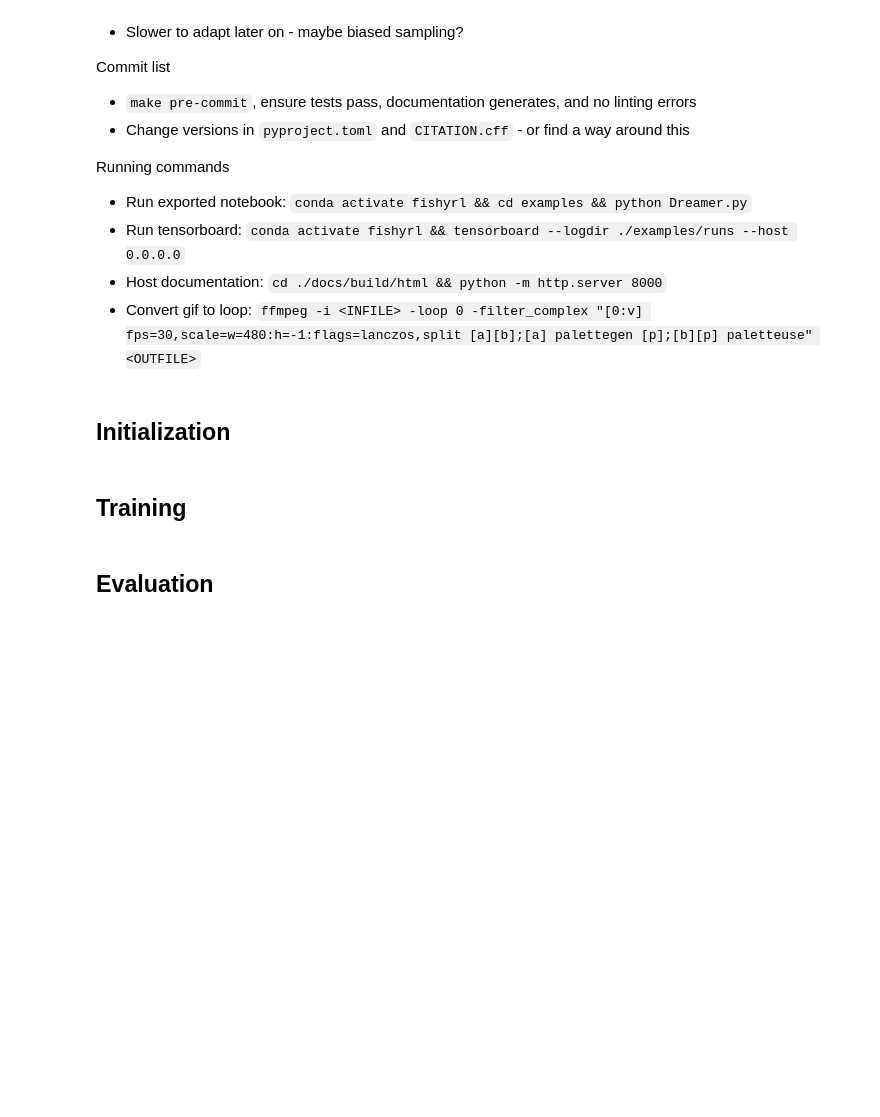
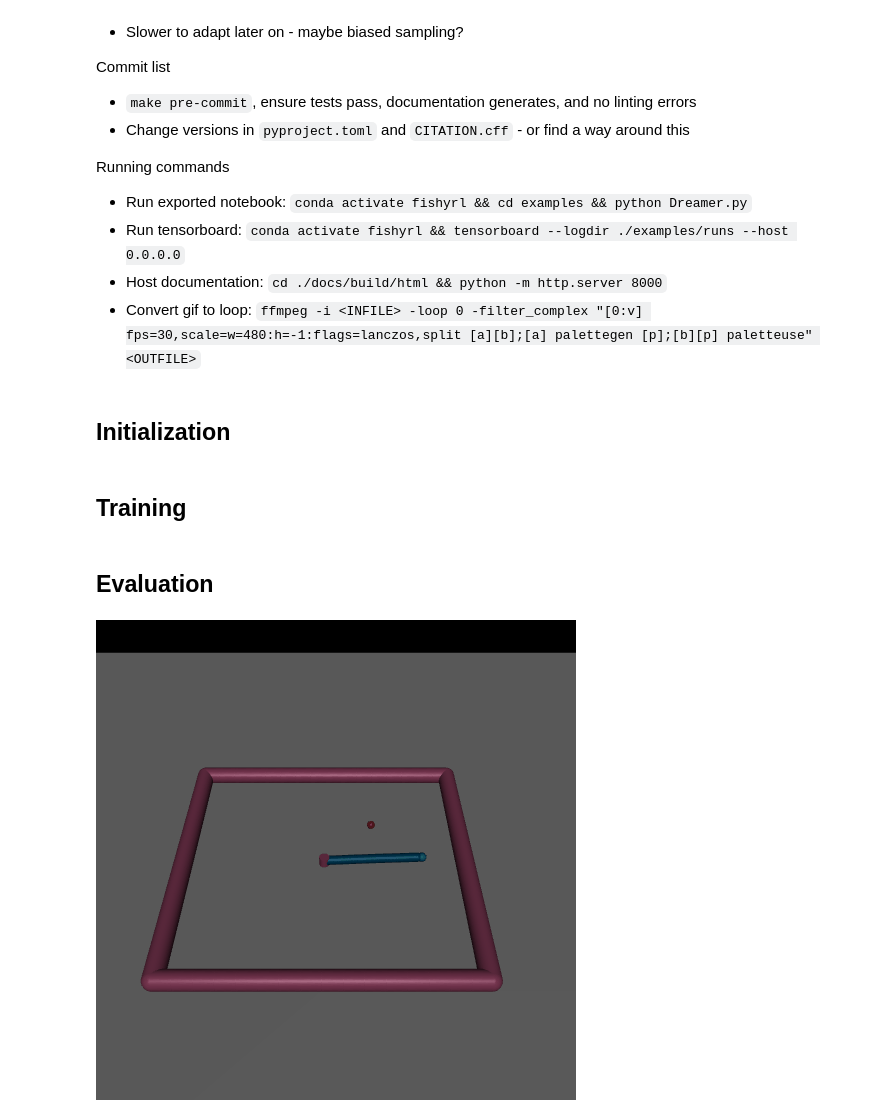
Before and after one commit to Oafish1/DreamerX, a Jupyter notebook: examples/Dreamer.ipynb, the cells around one changed output. Drawn from its saved outputs; the diff is of its cells as text; code cells hidden in the pictures; blank space fills up the shorter version.

Commit message:
Environment wrappers, flexible buffers, minor bugfixes, beginning RLGym integration

```diff
--- a/examples/Dreamer.ipynb
+++ b/examples/Dreamer.ipynb
@@ -79,22 +100,2 @@ if folder_name is None:
-# %%
-# Load environment and actions
-envs, actions = frl.dreamer.get_environments_and_actions(cfg=cfg)
-
-# Construct models
-world_model, actor_critic_model, utility_modules = frl.dreamer.construct_models(
-    env_obs_dim=math.prod(envs.observation_space.shape[1:]),  # TODO: Revise for CNN
-    env_actions=actions,
-    device='cuda',
-    cfg=cfg,
-)
-
-# Load model and buffer
-if checkpoint_file is not None:
-    frl.dreamer.load_models(
-        path=checkpoint_file,
-        world_model=world_model,
-        actor_critic_model=actor_critic_model,
-        utility_modules=utility_modules,
-    )
 # %% [markdown]
 ## Training
@@ -130,20 +132,22 @@ writer.close()
 # %%
 # Evaluate the model
 frames, fps = frl.dreamer.evaluate(
-    env_name=cfg.env.name,
+    env=envs.copy(num_envs=1, allow_rendering=True),
     world_model=world_model,
     actor_critic_model=actor_critic_model,
-    seed=43,
+    seed=42,
 )
 
 # Save video to file with appropriate postfix
-step_class = max(0, min(4, math.log10(start_environment_step) // 3))
+step_class = max(0, min(4, math.log10(start_environment_step) // 3)) if start_environment_step > 0 else 0
 step_fac_dict = {
     0: (10**0, ''), 1: (10**3, 'k'), 2: (10**6, 'm'), 3: (10**9, 'b'), 4: (10**12, 't')}
 step_fac, step_post = step_fac_dict[step_class]
 path = f'./images/{cfg.name}_{start_environment_step/1000:.0f}k.gif'
 frl.utilities.export_gif(path, frames, fps=fps)
 
 # Display video locally
 from IPython.display import Image  # noqa: E402, I001
 Image(filename=path)
+# %% [output]
+[figure, added]
```
Also changed, not shown: parts of 4 cells of this notebook, 20 other files.
